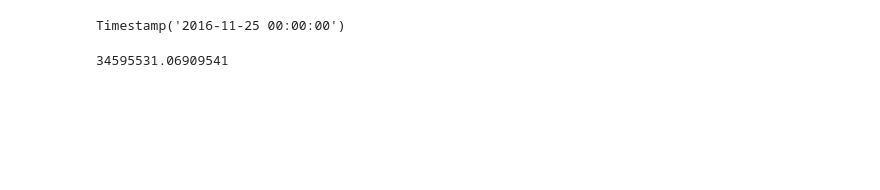
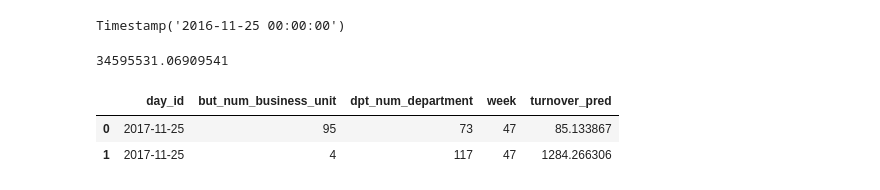
Before and after one commit to louisvilpoux/decathlon_interview, a Jupyter notebook: forecast.ipynb, the cells around one changed output. Drawn from its saved outputs; the diff is of its cells as text; code cells hidden in the pictures; blank space fills up the shorter version.

```diff
--- a/forecast.ipynb
+++ b/forecast.ipynb
@@ -292,14 +214,13 @@ sns.lineplot(ax=ax,data=df_forecast_turnover, x='day_id', y='turnover',palette="
 [figure]
 # %%
 #train test split
-# Define threshold date = we are going to forecast the last months of train dataset : august and september 2017
-threshold_date = pd.to_datetime('2017-07-30')
-df = df_forecast_turnover
-df = df.rename(columns={"day_id":"ds","turnover":"y"})
-mask = df['ds'] < threshold_date
+# Define threshold date = we are going to forecast the last 2 months of train dataset : august and september 2017 -> 62 days
+threshold_date = df_forecast_turnover["day_id"].max() - datetime.timedelta(days=62)
+df_forecast_turnover = df_forecast_turnover.rename(columns={"day_id":"ds","turnover":"y"})
+mask = df_forecast_turnover['ds'] < threshold_date
 # Split the data and select `ds` and `y` columns.
-df_train_fc = df[mask][['ds', 'y']]
-df_test_fc= df[~ mask][['ds', 'y']]
+df_train_fc = df_forecast_turnover[mask][['ds', 'y']]
+df_test_fc= df_forecast_turnover[~ mask][['ds', 'y']]
 # %%
 fig, ax = plt.subplots()
 sns.lineplot(x='ds', y='y', label='y_train', data=df_train_fc, ax=ax)
@@ -384,7 +306,7 @@ prediction_test = m.predict(future_test)
 df_test_pred = prediction_test[["ds","yhat"]]
 # %%
 #calcul de la semaine
-df_test_pred["week"] = df_test_pred["ds"].map(lambda x: x.strftime('%W'))
+df_test_pred.loc[:,"week"] = df_test_pred["ds"].dt.isocalendar().week
 # %% [output]
 A value is trying to be set on a copy of a slice from a DataFrame.
 Try using .loc[row_indexer,col_indexer] = value instead
@@ -423,4 +351,8 @@ df_result_1 = df_result_1.append([df_result]*4,ignore_index=True)
 df_result_1.sort_values(by="but_num_business_unit",inplace=True)
 df_result_1 = df_result_1.reset_index(drop=True)
 
-df_result_2 = pd.concat([df_result_1,df_department_repres_all],axis=1)
+df_turnover_businessunit = pd.concat([df_result_1,df_department_repres_all],axis=1)
+
+#apply percentage of department
+df_turnover_businessunit.loc[:,"turnover_bu_dep"] = df_turnover_businessunit["turnover_bu"]*df_turnover_businessunit["department_percentage"]
+df_turnover_businessunit = df_turnover_businessunit[["but_num_business_unit","dpt_num_department","turnover_bu_dep"]]
@@ -432,16 +360,20 @@ df_result_2 = df_result_2[["but_num_business_unit","dpt_num_department","turnove
 #apply percentage from department on the week to have final turnover
 df_perc_dep_week_filt = df_perc_dep_week[df_perc_dep_week["week"].isin(list(df_test_pred["week"]))]
 df_perc_dep_week_filt = df_perc_dep_week_filt.reset_index(drop=True)
-df_result_3 = pd.merge(df_result_2, df_perc_dep_week_filt, on="dpt_num_department", how="outer")
-df_result_3["turnover_pred"] = df_result_3["turnover_bu_dep"]*df_result_3["week_percentage"]
+df_turnover_department_week = pd.merge(df_turnover_businessunit, df_perc_dep_week_filt, on="dpt_num_department", how="outer")
+df_turnover_department_week["turnover_pred"] = df_turnover_department_week["turnover_bu_dep"]*df_turnover_department_week["week_percentage"]
 # %%
 #prepare types for merging with test dataset
-df_result_3 = df_result_3[["but_num_business_unit","dpt_num_department","week","turnover_pred"]]
-df_result_3["dpt_num_department"] = df_result_3["dpt_num_department"].astype("int")
-df_result_3["but_num_business_unit"] = df_result_3["but_num_business_unit"].astype("int")
+df_turnover_department_week = df_turnover_department_week[["but_num_business_unit","dpt_num_department","week","turnover_pred"]]
+df_turnover_department_week["dpt_num_department"] = df_turnover_department_week["dpt_num_department"].astype("int")
+df_turnover_department_week["but_num_business_unit"] = df_turnover_department_week["but_num_business_unit"].astype("int")
 
-df_test["week"] = df_test["day_id"].map(lambda x: x.strftime('%W'))
-df_test["week"] = df_test["week"].astype("int")
+df_test["week"] = df_test["day_id"].dt.isocalendar().week
 
-df_result_final = df_test.merge(df_result_3,on=["but_num_business_unit","dpt_num_department","week"],how="left")
+#final prediction
+df_result_final = df_test.merge(df_turnover_department_week,on=["but_num_business_unit","dpt_num_department","week"],how="left")
 df_result_final.head(2)
+# %% [output]
+|  | day_id | but_num_business_unit | dpt_num_department | week | turnover_pred |
+| 0 | 2017-11-25 | 95 | 73 | 47 | 85.133867 |
+| 1 | 2017-11-25 | 4 | 117 | 47 | 1284.266306 |
```
Also changed, not shown: parts of 63 cells of this notebook, 2 other files.
